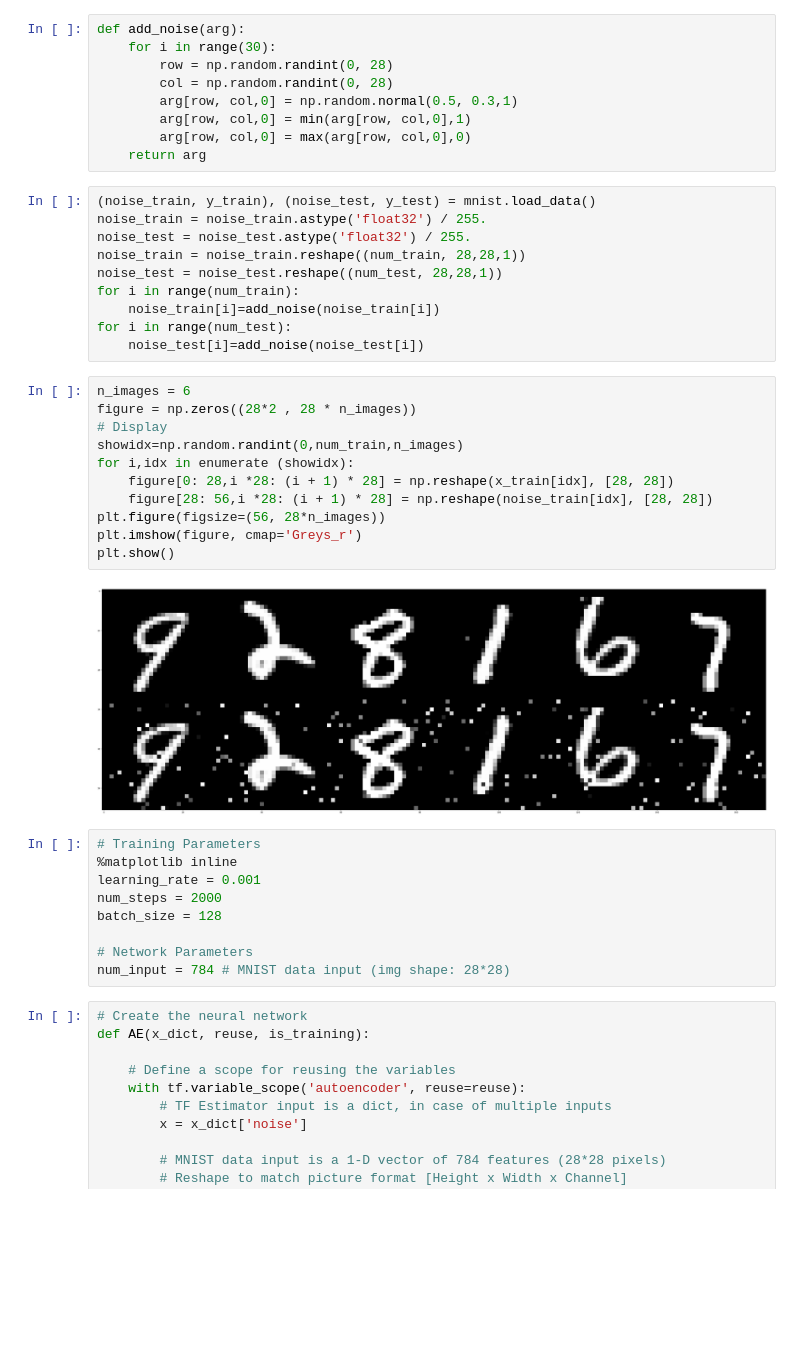
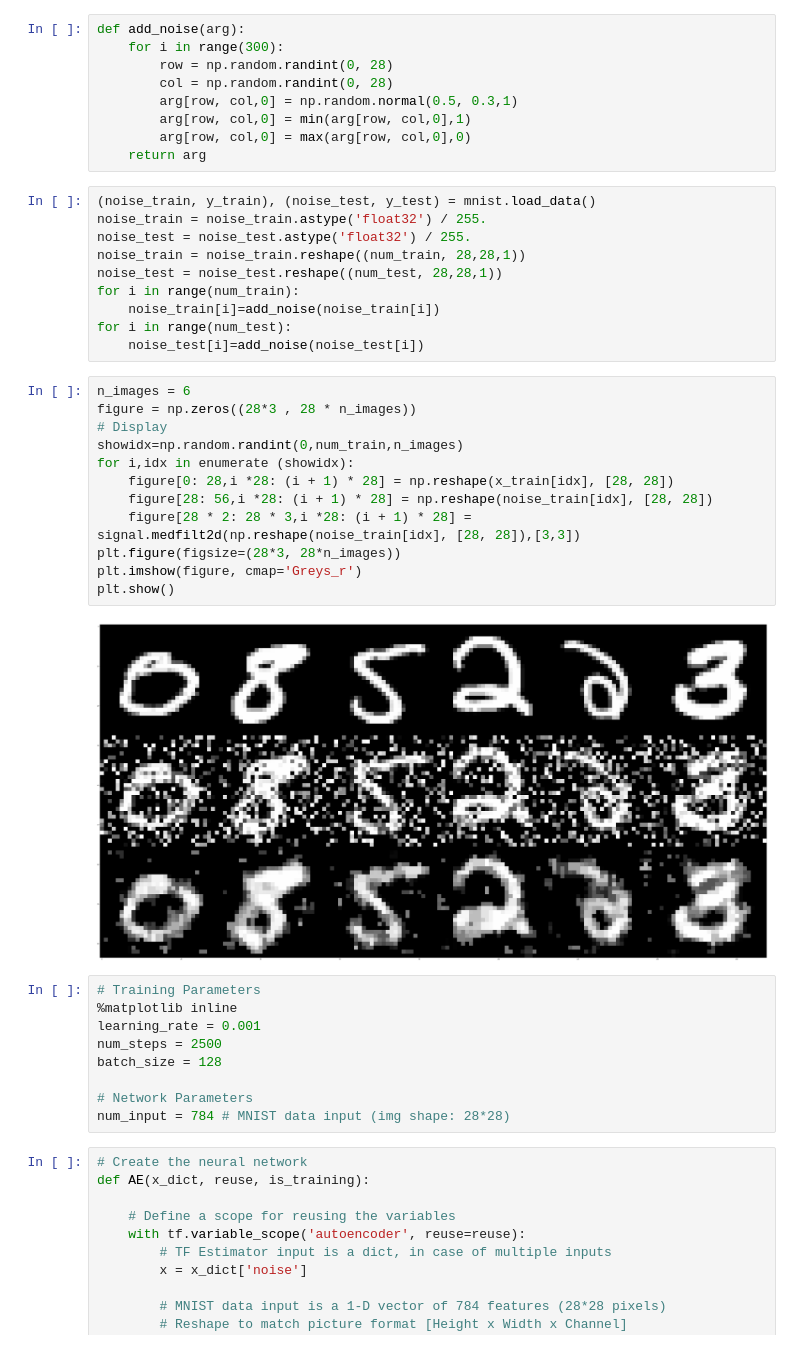
Before and after one commit to block98k/Denoise-VAE, a Jupyter notebook: Denoise-AE-tf.ipynb, the cells around one changed output. Cells and saved outputs as stored; diff of their text form; blank space fills up the shorter version.

```diff
--- a/Denoise-AE-tf.ipynb
+++ b/Denoise-AE-tf.ipynb
@@ -18,7 +20,7 @@ x_test = x_test.reshape((num_test, 28,28,1))
 # make noise images
 # %%
 def add_noise(arg):
-    for i in range(30):
+    for i in range(300):
         row = np.random.randint(0, 28)
         col = np.random.randint(0, 28)
         arg[row, col,0] = np.random.normal(0.5, 0.3,1)
@@ -37,22 +39,23 @@ for i in range(num_test):
     noise_test[i]=add_noise(noise_test[i])
 # %%
 n_images = 6
-figure = np.zeros((28*2 , 28 * n_images))
+figure = np.zeros((28*3 , 28 * n_images))
 # Display
 showidx=np.random.randint(0,num_train,n_images)
 for i,idx in enumerate (showidx):
     figure[0: 28,i *28: (i + 1) * 28] = np.reshape(x_train[idx], [28, 28])
     figure[28: 56,i *28: (i + 1) * 28] = np.reshape(noise_train[idx], [28, 28])
-plt.figure(figsize=(56, 28*n_images))
+    figure[28 * 2: 28 * 3,i *28: (i + 1) * 28] = signal.medfilt2d(np.reshape(noise_train[idx], [28, 28]),[3,3])
+plt.figure(figsize=(28*3, 28*n_images))
 plt.imshow(figure, cmap='Greys_r')
 plt.show()
 # %% [output]
-[figure, old version]
+[figure, new version]
 # %%
 # Training Parameters
 %matplotlib inline
 learning_rate = 0.001
-num_steps = 2000
+num_steps = 2500
 batch_size = 128
 
 # Network Parameters
```
Also changed, not shown: parts of 6 cells of this notebook, 1 other file.
